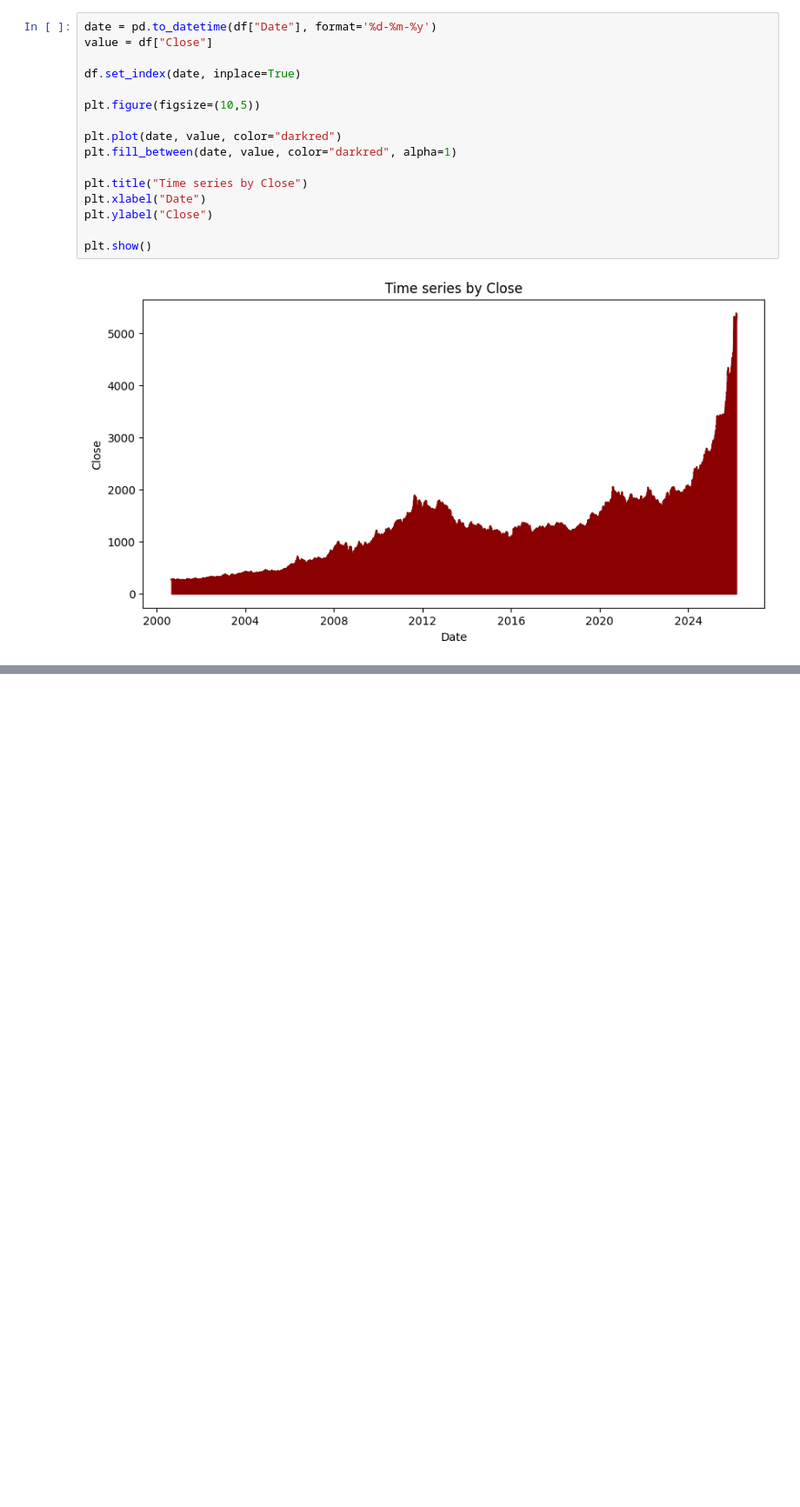
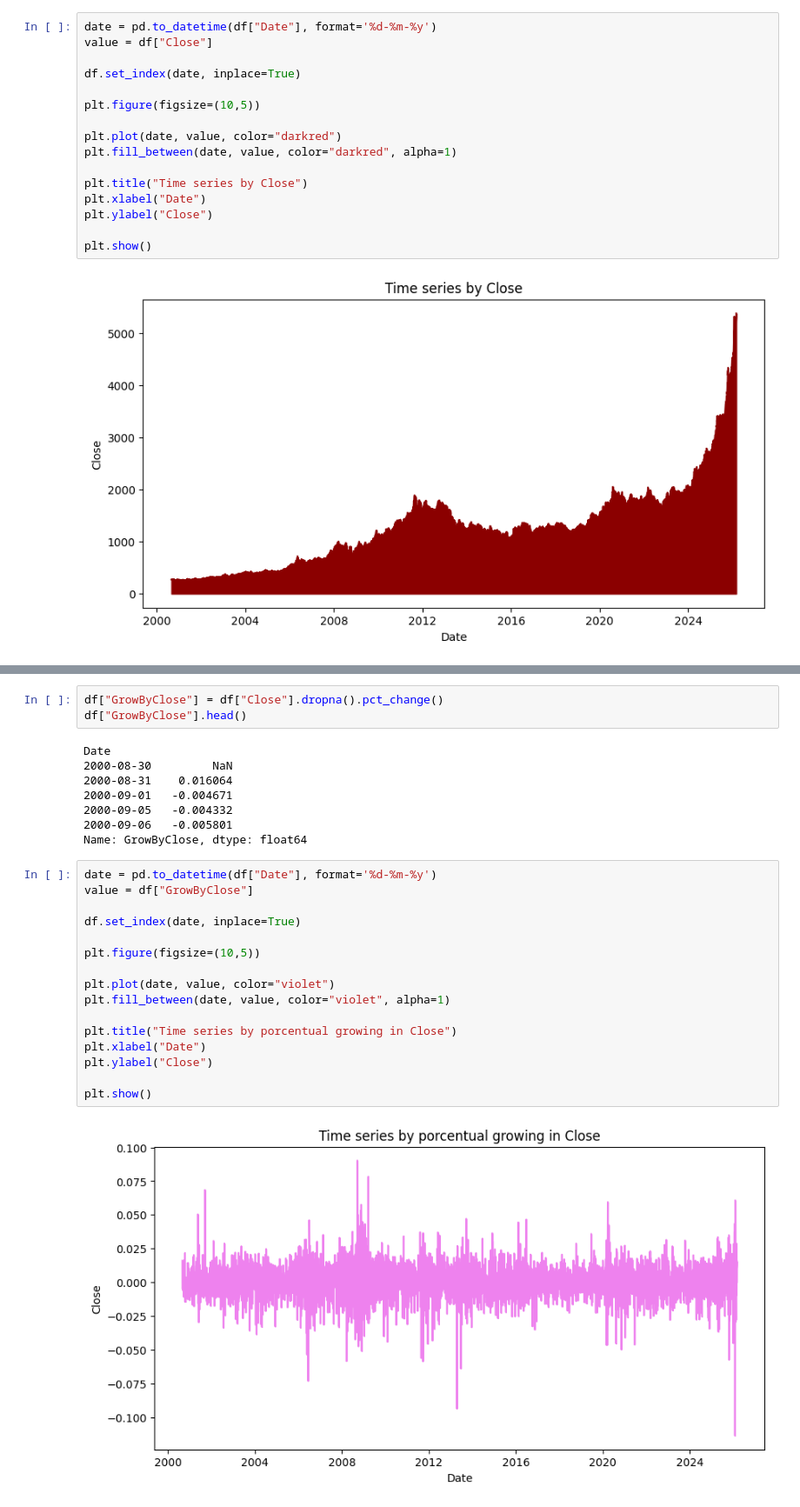
Before and after one commit to jhonssonisaza/GitHub-tutorial, a Jupyter notebook: Graphics.ipynb, the cells around one changed output, grey strips where cells are left out. Shown at 87% size. Saved outputs shown, nothing was run; the diff lists cells and outputs as text; blank space fills up the shorter version.

```diff
--- a/Graphics.ipynb
+++ b/Graphics.ipynb
@@ -291,0 +329,29 @@ plt.show()
+# %%
+df["GrowByClose"] = df["Close"].dropna().pct_change()
+df["GrowByClose"].head()
+# %% [output]
+Date
+2000-08-30         NaN
+2000-08-31    0.016064
+2000-09-01   -0.004671
+2000-09-05   -0.004332
+2000-09-06   -0.005801
+Name: GrowByClose, dtype: float64
+# %%
+date = pd.to_datetime(df["Date"], format='%d-%m-%y')
+value = df["GrowByClose"]
+
+df.set_index(date, inplace=True)
+
+plt.figure(figsize=(10,5))
+
+plt.plot(date, value, color="violet")
+plt.fill_between(date, value, color="violet", alpha=1)
+
+plt.title("Time series by porcentual growing in Close")
+plt.xlabel("Date")
+plt.ylabel("Close")
+
+plt.show()
+# %% [output]
+[figure, added]
```
Also changed, not shown: parts of 7 cells of this notebook.
